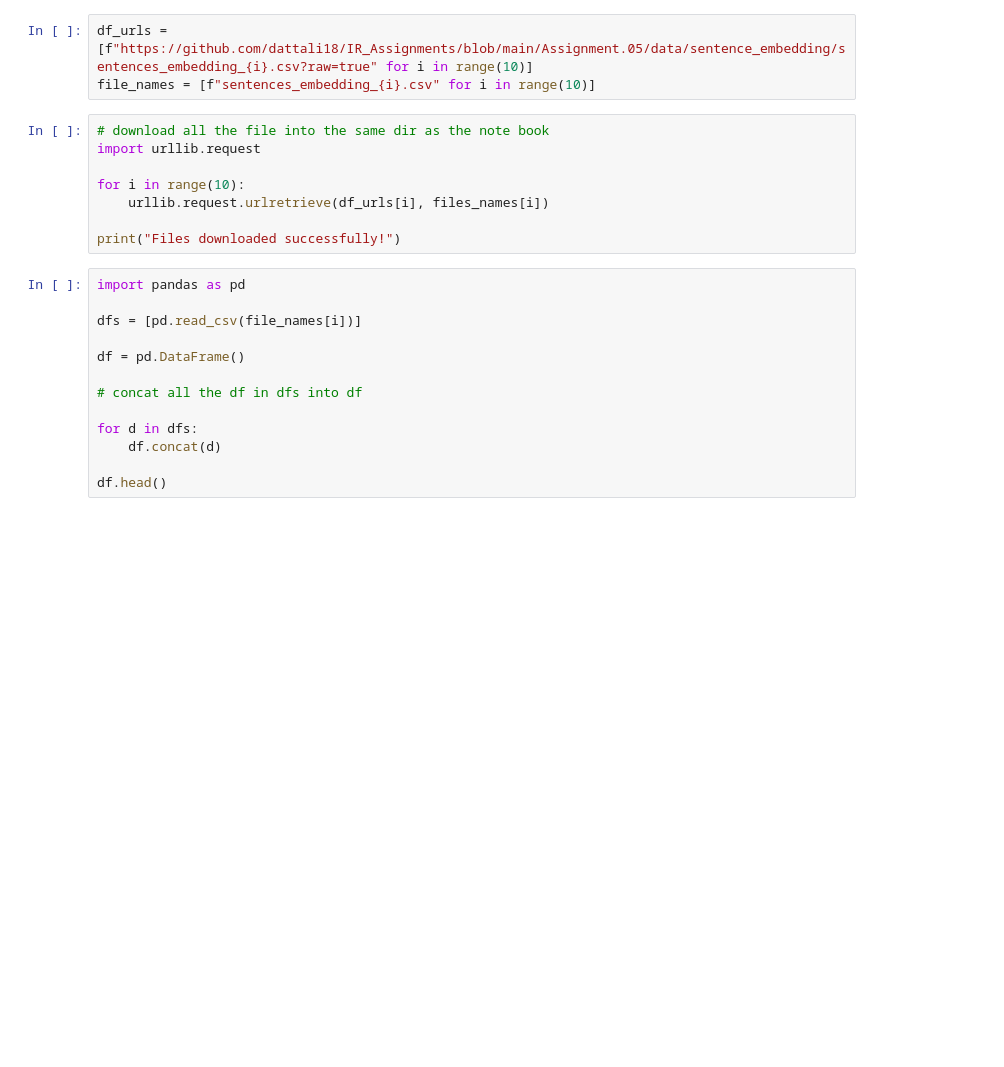
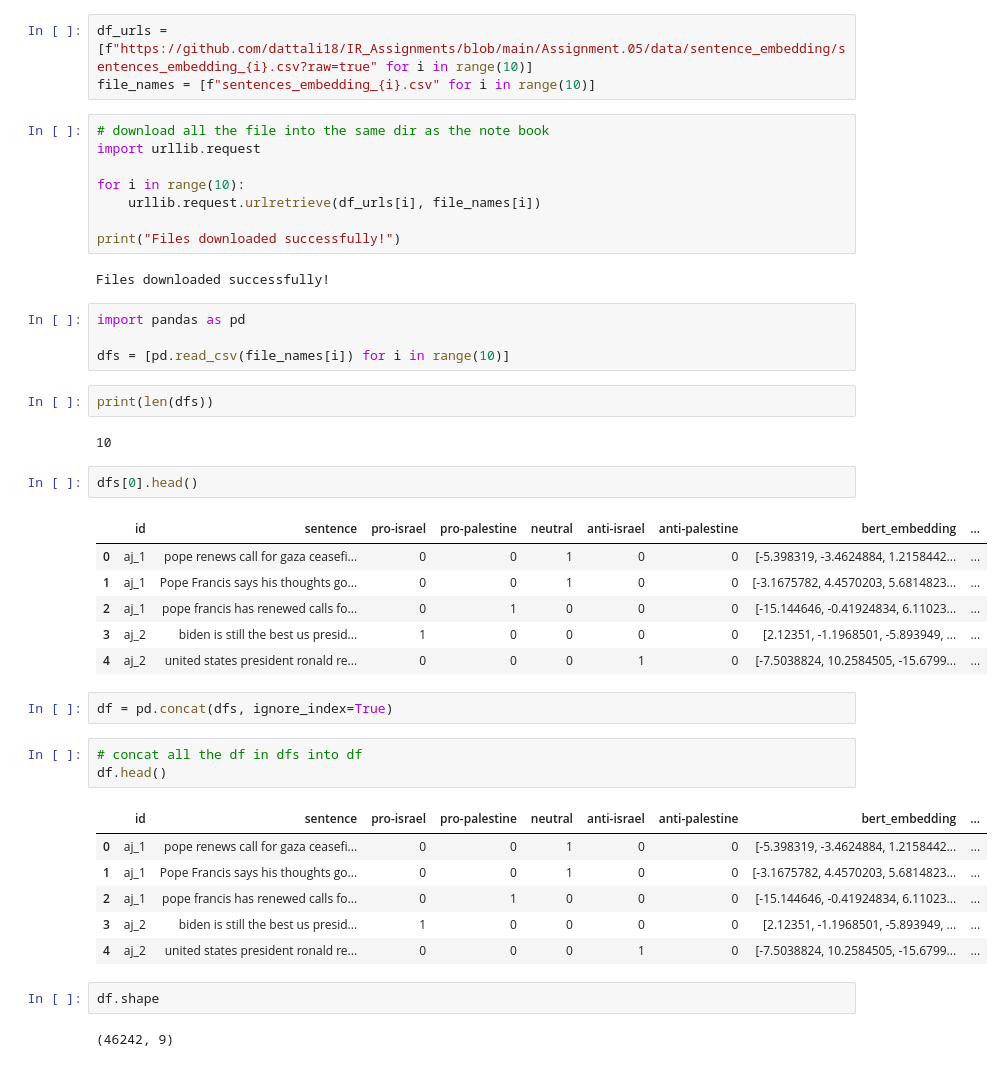
Before and after one commit to dattali18/IR_Assignments, a Jupyter notebook: Assignment.05/IR_05_4.ipynb, the cells around one changed output. Saved outputs shown, nothing was run; the diff lists cells and outputs as text; blank space fills up the shorter version.

```diff
--- a/Assignment.05/IR_05_4.ipynb
+++ b/Assignment.05/IR_05_4.ipynb
@@ -14,19 +25,41 @@ file_names = [f"sentences_embedding_{i}.csv" for i in range(10)]
 import urllib.request
 
 for i in range(10):
-    urllib.request.urlretrieve(df_urls[i], files_names[i])
+    urllib.request.urlretrieve(df_urls[i], file_names[i])
 
 print("Files downloaded successfully!")
+# %% [output]
+Files downloaded successfully!
+# %%
+import pandas as pd
+
+dfs = [pd.read_csv(file_names[i]) for i in range(10)]
+# %%
+print(len(dfs))
+# %% [output]
+10
+# %%
+dfs[0].head()
+# %% [output]
+|  | id | sentence | pro-israel | pro-palestine | neutral | anti-israel | anti-palestine | bert_embedding | ... |
+| 0 | aj_1 | pope renews call for gaza ceasefi... | 0 | 0 | 1 | 0 | 0 | [-5.398319, -3.4624884, 1.2158442... | ... |
+| 1 | aj_1 | Pope Francis says his thoughts go... | 0 | 0 | 1 | 0 | 0 | [-3.1675782, 4.4570203, 5.6814823... | ... |
+| 2 | aj_1 | pope francis has renewed calls fo... | 0 | 1 | 0 | 0 | 0 | [-15.144646, -0.41924834, 6.11023... | ... |
+| 3 | aj_2 | biden is still the best us presid... | 1 | 0 | 0 | 0 | 0 | [2.12351, -1.1968501, -5.893949, ... | ... |
+| 4 | aj_2 | united states president ronald re... | 0 | 0 | 0 | 1 | 0 | [-7.5038824, 10.2584505, -15.6799... | ... |
+# %%
+df = pd.concat(dfs, ignore_index=True)
 # %%
-import pandas as pd
-
-dfs = [pd.read_csv(file_names[i])]
-
-df = pd.DataFrame()
-
 # concat all the df in dfs into df
-
-for d in dfs:
-    df.concat(d)
-
 df.head()
+# %% [output]
+|  | id | sentence | pro-israel | pro-palestine | neutral | anti-israel | anti-palestine | bert_embedding | ... |
+| 0 | aj_1 | pope renews call for gaza ceasefi... | 0 | 0 | 1 | 0 | 0 | [-5.398319, -3.4624884, 1.2158442... | ... |
+| 1 | aj_1 | Pope Francis says his thoughts go... | 0 | 0 | 1 | 0 | 0 | [-3.1675782, 4.4570203, 5.6814823... | ... |
+| 2 | aj_1 | pope francis has renewed calls fo... | 0 | 1 | 0 | 0 | 0 | [-15.144646, -0.41924834, 6.11023... | ... |
+| 3 | aj_2 | biden is still the best us presid... | 1 | 0 | 0 | 0 | 0 | [2.12351, -1.1968501, -5.893949, ... | ... |
+| 4 | aj_2 | united states president ronald re... | 0 | 0 | 0 | 1 | 0 | [-7.5038824, 10.2584505, -15.6799... | ... |
+# %%
+df.shape
+# %% [output]
+(46242, 9)
```
Also changed, not shown: parts of 14 cells of this notebook.
